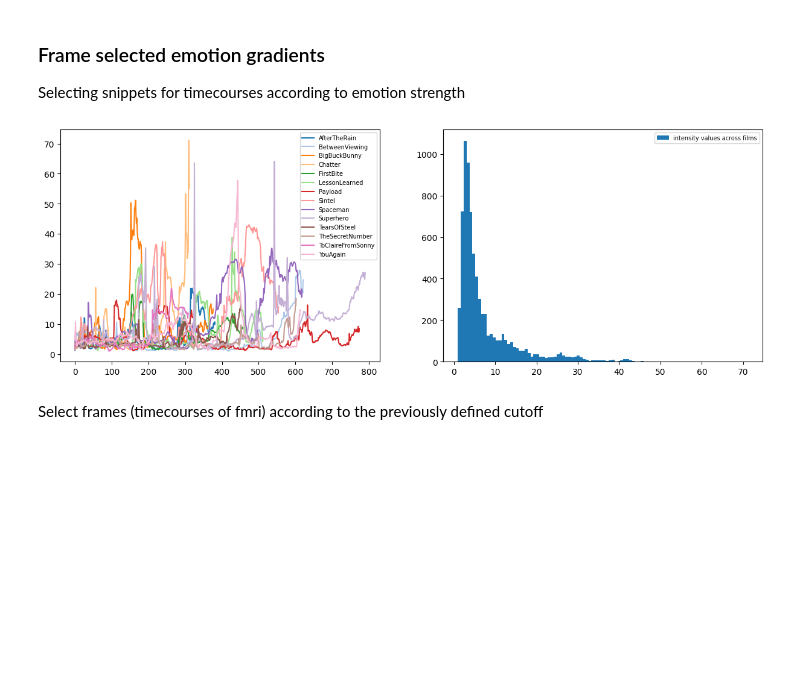
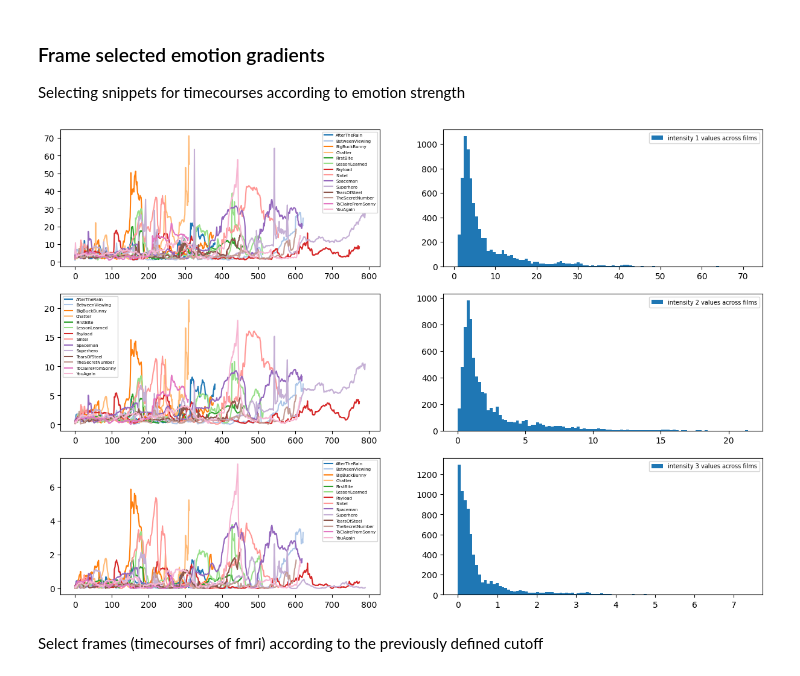
Before and after one commit to MIPLabCH/emoguide_gradients, a Jupyter notebook: 13_frame-select-stability.ipynb, the cells around one changed output. Saved outputs shown, nothing was run; the diff lists cells and outputs as text; code cells hidden in the pictures; blank space fills up the shorter version.

Commit message:
thresh series by frames + 3 scores + individual grads variance evaluate

```diff
--- a/13_frame-select-stability.ipynb
+++ b/13_frame-select-stability.ipynb
@@ -24,17 +24,3 @@ select = ['Anger','Guilt','WarmHeartedness', \
              'Satisfaction','Pride','Surprise','Love','Sad']
 
 tmpdf = pd.read_csv('./data/emotion_compileBIDS.csv')
-# %%
-# Compute intensity metrics combining all emotions for each movie
-tmp_series = {}
-for moviename in tmpdf.filename.unique():
-    tmp_series[moviename] = []
-    cur_series = tmpdf[tmpdf.filename==moviename]
-    for idx,s in enumerate(select):
-        distrib = list(cur_series[cur_series.item == s]['score'])
-        if len(distrib) == 0: continue
-        tmp_series[moviename].append(distrib)
-
-intensity_series = {}
-for moviename in tmpdf.filename.unique():
-    intensity_series[moviename] = (np.asarray(tmp_series[moviename]) ** 2).sum(axis=0)
@@ -41,20 +64,26 @@ for moviename in tmpdf.filename.unique():
 # %%
 from matplotlib.colors import ListedColormap
+intensity_scores = [intensity1_series, intensity2_series, intensity3_series]
+# Displaying
 pal     = sns.color_palette('tab20', len(tmpdf.filename.unique()))
 my_cmap = ListedColormap(pal)
-fig, ax = plt.subplots(1,2,figsize=(15,5))
-for idx,moviename in enumerate(tmpdf.filename.unique()):
-    ax[0].plot(intensity_series[moviename], label=moviename[2:-6], color=my_cmap.colors[idx])
-ax[0].legend(prop={'size':7})
+fig, ax = plt.subplots(3,2,figsize=(15,10))
 
-distrib = np.concatenate(list(intensity_series.values()))
-ax[1].hist(distrib, bins=100, label='intensity values across films')
-ax[1].legend(prop={'size':7})
+# Scores
+for k in range(3):
+    for idx,moviename in enumerate(tmpdf.filename.unique()):
+        ax[k,0].plot(intensity_scores[k][moviename], label=moviename[2:-6], color=my_cmap.colors[idx])
+    ax[k,0].legend(prop={'size':5})
+
+    distrib = np.concatenate(list(intensity_scores[k].values()))
+    ax[k,1].hist(distrib, bins=100, label='intensity {} values across films'.format(k+1))
+    ax[k,1].legend(prop={'size':7})
+
 
 # threshold according for now: 80 percentile until 95 percentile 1 step at a time
-thresholds = [np.percentile(distrib, 80+i) for i in range(16)]
+thresholds = [[np.percentile(np.concatenate(list(intensity_scores[k].values())), 80+i) for i in range(16)] for k in range(3)]
 # %% [output]
-[figure, old version]
+[figure, new version]
 # %% [markdown]
 Select frames (timecourses of fmri) according to the previously defined cutoff
 # %%
```
Also changed, not shown: parts of 20 cells of this notebook, 1 other file.
